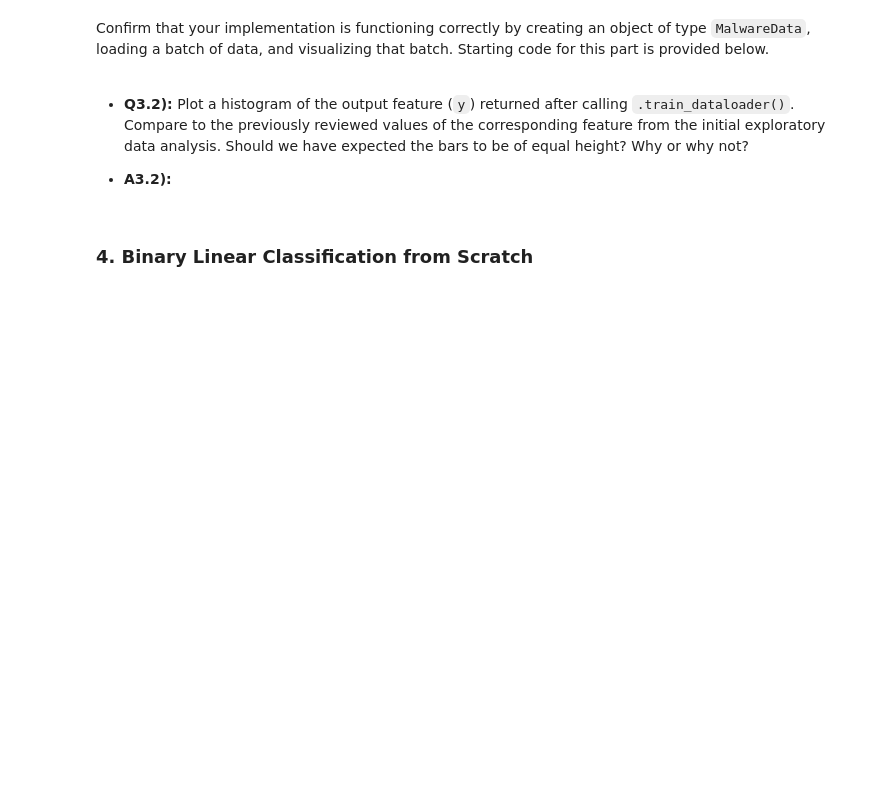
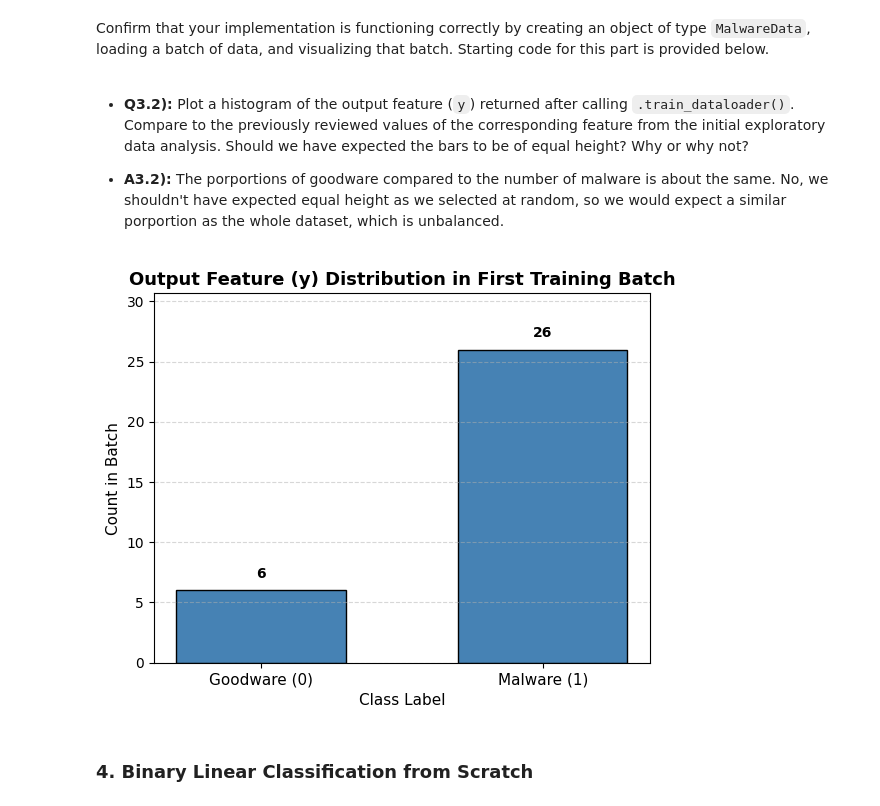
Before and after one commit to Tyler-Bibus/cpre3250, a Jupyter notebook: Lab-03/Lab-03.ipynb, the cells around one changed output. Cells and saved outputs as stored; diff of their text form; code cells hidden in the pictures; blank space fills up the shorter version.

```diff
--- a/Lab-03/Lab-03.ipynb
+++ b/Lab-03/Lab-03.ipynb
@@ -84,5 +158,8 @@ For training, the model should use all columns except the label column as input
 # %%
 # Code for Q2.3 here. Store a subset of df1 as "feature_cols" and convert all data to numeric, replacing with "NaN" if impossible.
 # YOUR CODE STARTS HERE
-
+feature_cols = df1.drop(columns='Label').columns
+print(feature_cols)
+df1[feature_cols] = df1[feature_cols].apply(pd.to_numeric, errors='coerce')
+df1.describe()
 # YOUR CODE ENDS HERE
@@ -178,7 +287,11 @@ class MalwareDataset(d2l.DataModule):
         df = df.sample(frac=1).reset_index(drop=True)
 
         # YOUR CODE STARTS HERE
+        self.X = torch.tensor(df[top_features].to_numpy(), dtype=torch.float32)
+        self.y = torch.unsqueeze(torch.tensor(df['Label'], dtype=torch.float32), dim=1)
 
+        self.num_train = int(len(df) * train_val_split)
+        self.num_val = len(df) - self.num_train
         # YOUR CODE ENDS HERE
 
 @d2l.add_to_class(MalwareDataset)  #@save
@@ -190,21 +303,54 @@ Confirm that your implementation is functioning correctly by creating an object
 # %% [markdown]
 - **Q3.2)\:** Plot a histogram of the output feature (`y`) returned after calling `.train_dataloader()`. Compare to the previously reviewed values of the corresponding feature from the initial exploratory data analysis. Should we have expected the bars to be of equal height? Why or why not?
 
-- **A3.2)\:**
+- **A3.2)\:** The porportions of goodware compared to the number of malware is about the same. No, we shouldn't have expected equal height as we selected at random, so we would expect a similar porportion as the whole dataset, which is unbalanced.
 # %%
 # Create a MalwareDataset object using the original dataset
 malware_df= pd.read_csv("data/TUANDROMD.csv")
 MalwareData = MalwareDataset(malware_df)
 
 # Generate first iteration of a dataloader
 X, y = next(iter(MalwareData.train_dataloader()))
 
 
 # Plot this histogram of the output feature in the first training batch
 
 # YOUR CODE STARTS HERE
-
+y_arr = y.detach().cpu().numpy().flatten().astype(int)
+# 2. Plot discrete bins centered on 0 and 1
+counts, bins, patches = plt.hist(
+    y_arr,
+    bins=[-0.5, 0.5, 1.5],
+    rwidth=0.6,
+    color="steelblue",
+    edgecolor="black",
+)
+# 3. Label ticks and add titles/axes matching the earlier EDA style
+plt.xticks([0, 1], ["Goodware (0)", "Malware (1)"], fontsize=11)
+plt.xlabel("Class Label", fontsize=11)
+plt.ylabel("Count in Batch", fontsize=11)
+plt.title(
+    "Output Feature (y) Distribution in First Training Batch",
+    fontsize=13,
+    fontweight="bold",
+)
+plt.grid(axis="y", linestyle="--", alpha=0.5)
+# 4. Annotate count values on top of each bar
+for count, patch in zip(counts, patches):
+    plt.text(
+        patch.get_x() + patch.get_width() / 2,
+        count + (max(counts) * 0.03 if max(counts) > 0 else 0.5),
+        f"{int(count)}",
+        ha="center",
+        va="bottom",
+        fontweight="bold",
+    )
+# 5. Set headroom above the tallest bar
+plt.ylim(0, max(counts) * 1.18 if max(counts) > 0 else 5)
+plt.show()
 # YOUR CODE ENDS HERE
+# %% [output]
+[figure, added]
 # %% [markdown]
 ### 4. Binary Linear Classification from Scratch
 # %% [markdown]
```
Also changed, not shown: parts of 34 cells of this notebook, 1 other file.
